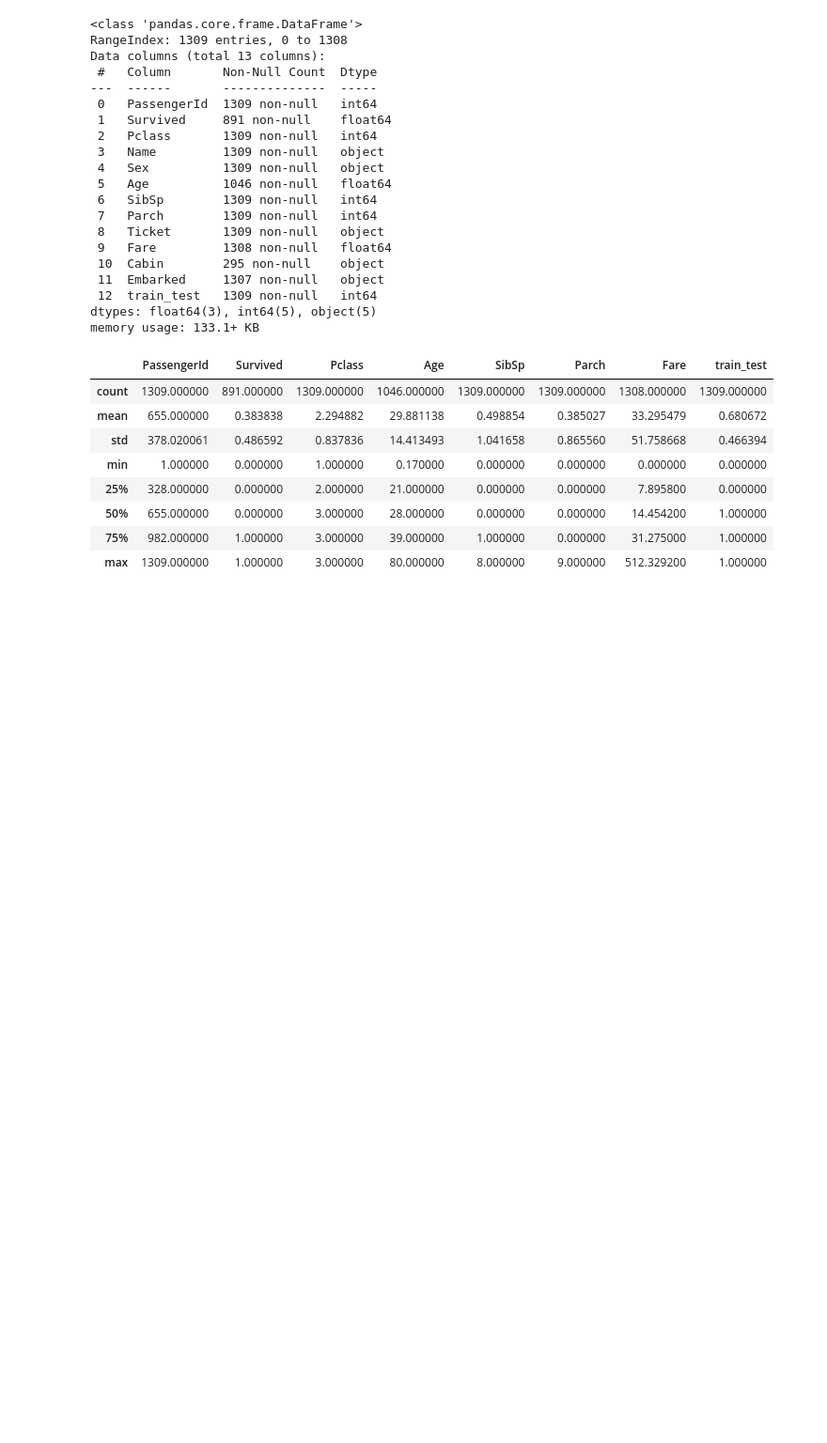
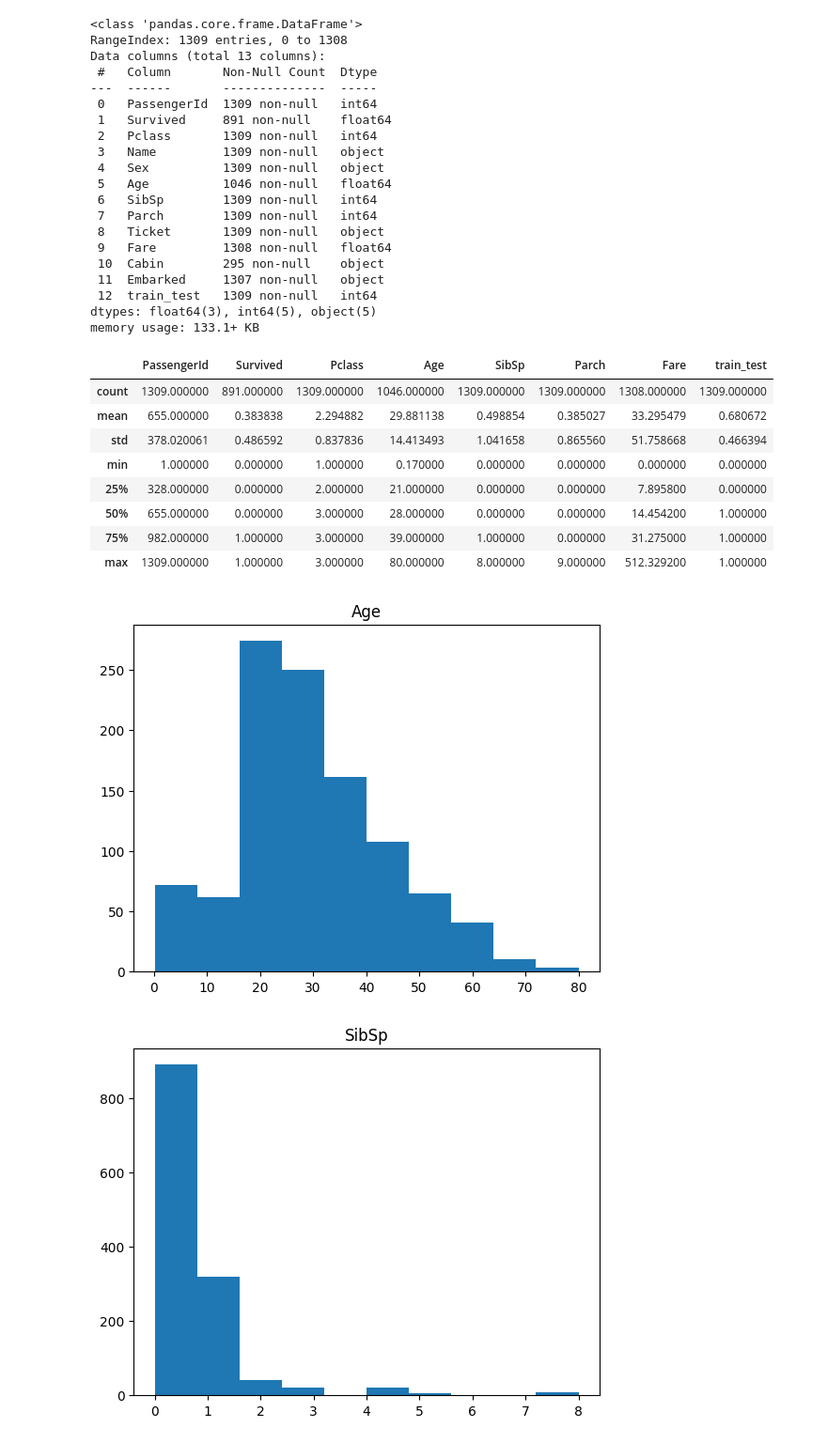
Before and after one commit to lem0000ns/titanic, a Jupyter notebook: main.ipynb, the cells around one changed output. Shown at 94% size. Cells and saved outputs as stored; diff of their text form; code cells hidden in the pictures; blank space fills up the shorter version.

```diff
--- a/main.ipynb
+++ b/main.ipynb
@@ -98,3 +113,16 @@ memory usage: 133.1+ KB
 | 50% | 655.000000 | 0.000000 | 3.000000 | 28.000000 | 0.000000 | 0.000000 | 14.454200 | 1.000000 |
 | 75% | 982.000000 | 1.000000 | 3.000000 | 39.000000 | 1.000000 | 0.000000 | 31.275000 | 1.000000 |
 | max | 1309.000000 | 1.000000 | 3.000000 | 80.000000 | 8.000000 | 9.000000 | 512.329200 | 1.000000 |
+# %%
+# break code into numerical and categorical data frames
+df_num = all_data[['Age', 'SibSp', 'Parch', 'Fare']]
+df_cat = all_data[['Survived', 'Pclass', 'Ticket', 'Cabin', 'Sex', 'Embarked']]
+
+# distributions for numerical data
+for i in df_num.columns:
+    plt.hist(df_num[i])
+    plt.title(i)
+    plt.show()
+# %% [output]
+[figure, added]
+[figure, added]
```
Also changed, not shown: parts of 14 cells of this notebook.
